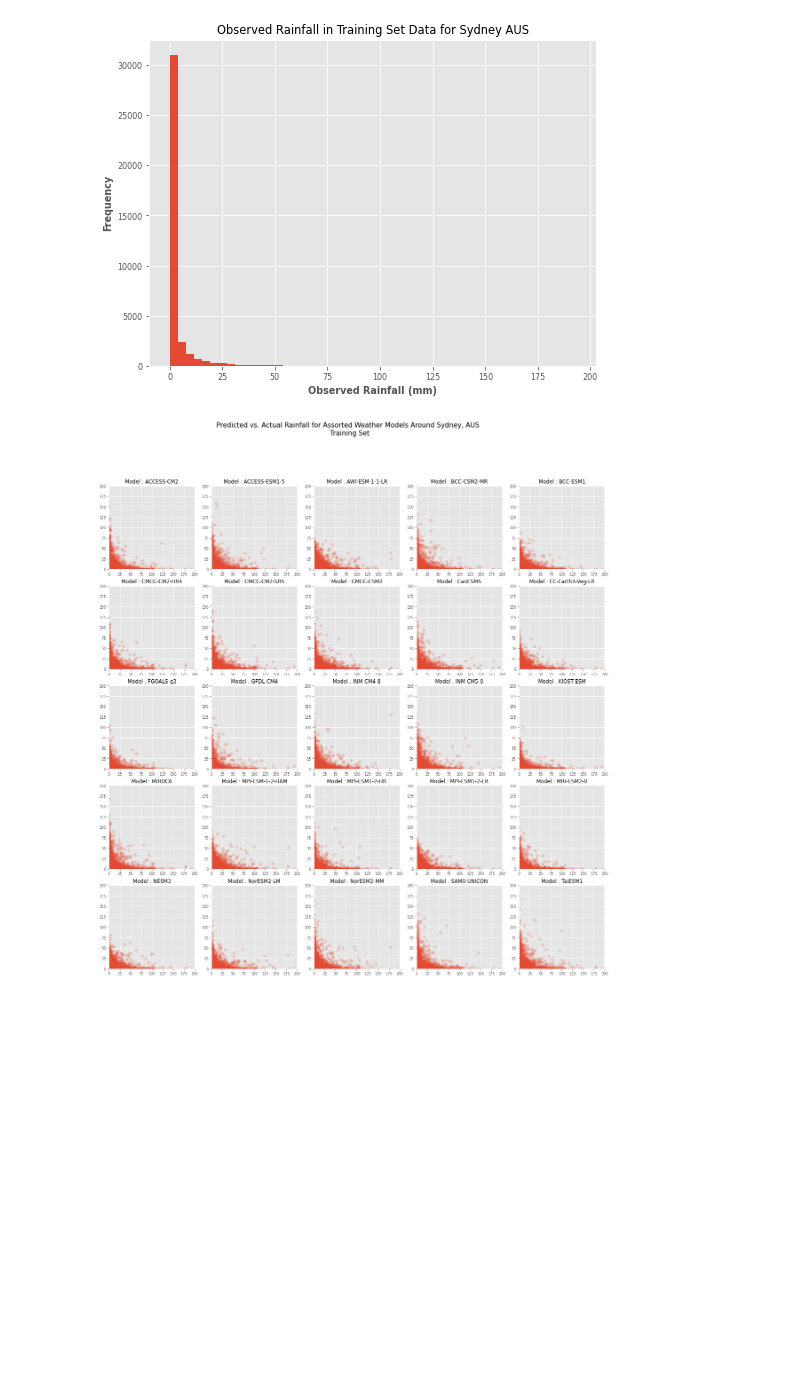
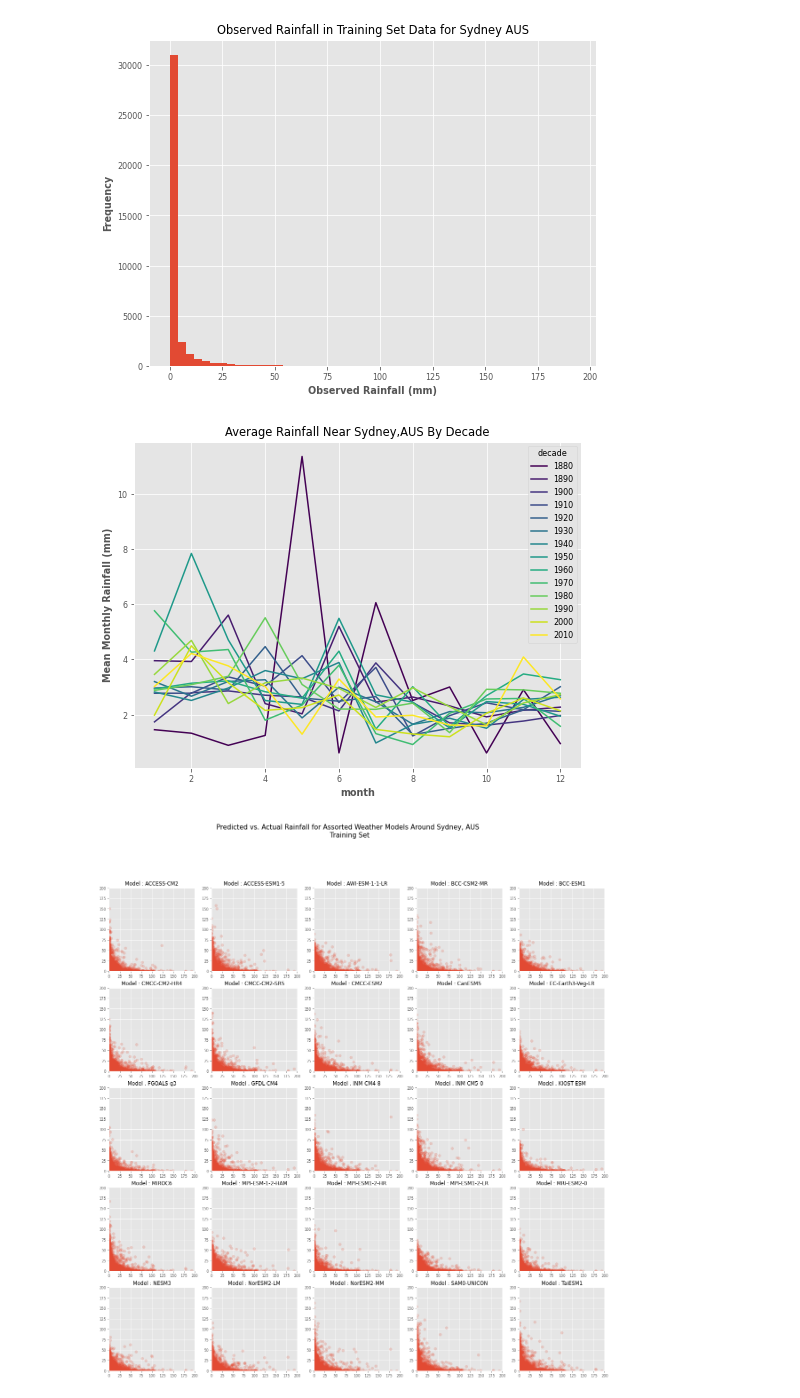
Before and after one commit to UBC-MDS/525_groub10, a Jupyter notebook: notebooks/03-ml_modelling_sklearn.ipynb, the cells around one changed output. Cells and saved outputs as stored; diff of their text form; code cells hidden in the pictures; blank space fills up the shorter version.

Commit message:
Add more plots. Clean up modelling a bit

```diff
--- a/notebooks/03-ml_modelling_sklearn.ipynb
+++ b/notebooks/03-ml_modelling_sklearn.ipynb
@@ -68,6 +69,18 @@ df_train["observed_rainfall"].plot(kind="hist",
 plt.xlabel("Observed Rainfall (mm)");
 # %% [output]
 [figure]
+# %%
+(df_train
+ .assign(month = lambda x:x.index.month,
+        decade = lambda x: 10*(x.index.year // 10))
+ .groupby(["decade","month"])
+ .mean()
+ .reset_index()
+ .pivot(index="month", columns="decade", values="observed_rainfall")
+ .plot(kind="line", cmap="viridis", title="Average Rainfall Near Sydney,AUS By Decade", ylabel="Mean Monthly Rainfall (mm)")
+);
+# %% [output]
+[figure, added]
 # %%
 # Quick scatter matrix of predicted vs. actual for every weather model
 fig,ax = plt.subplots(nrows=5, ncols=5, figsize=(20,20))
```
Also changed, not shown: parts of 12 cells of this notebook, 1 other file.
